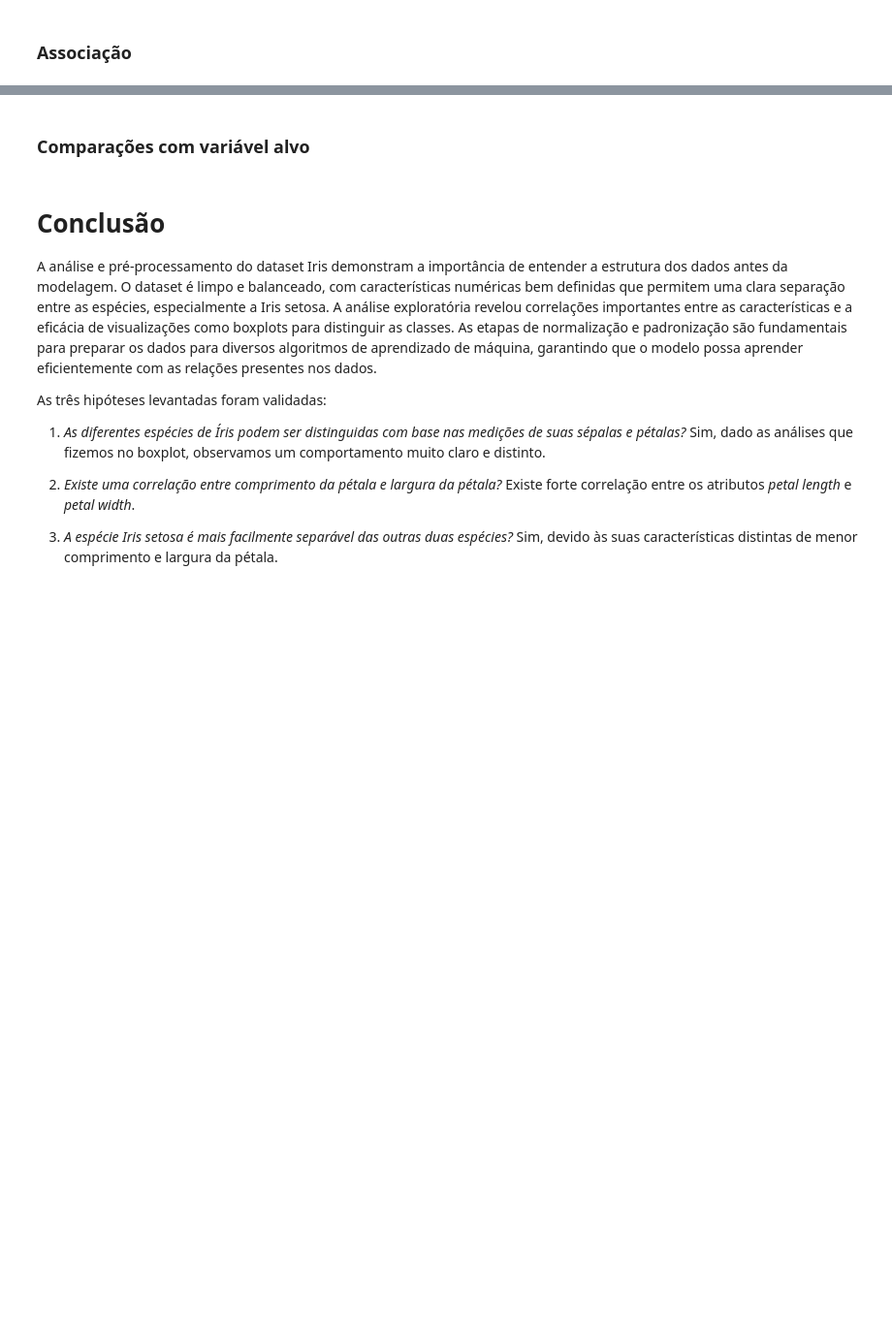
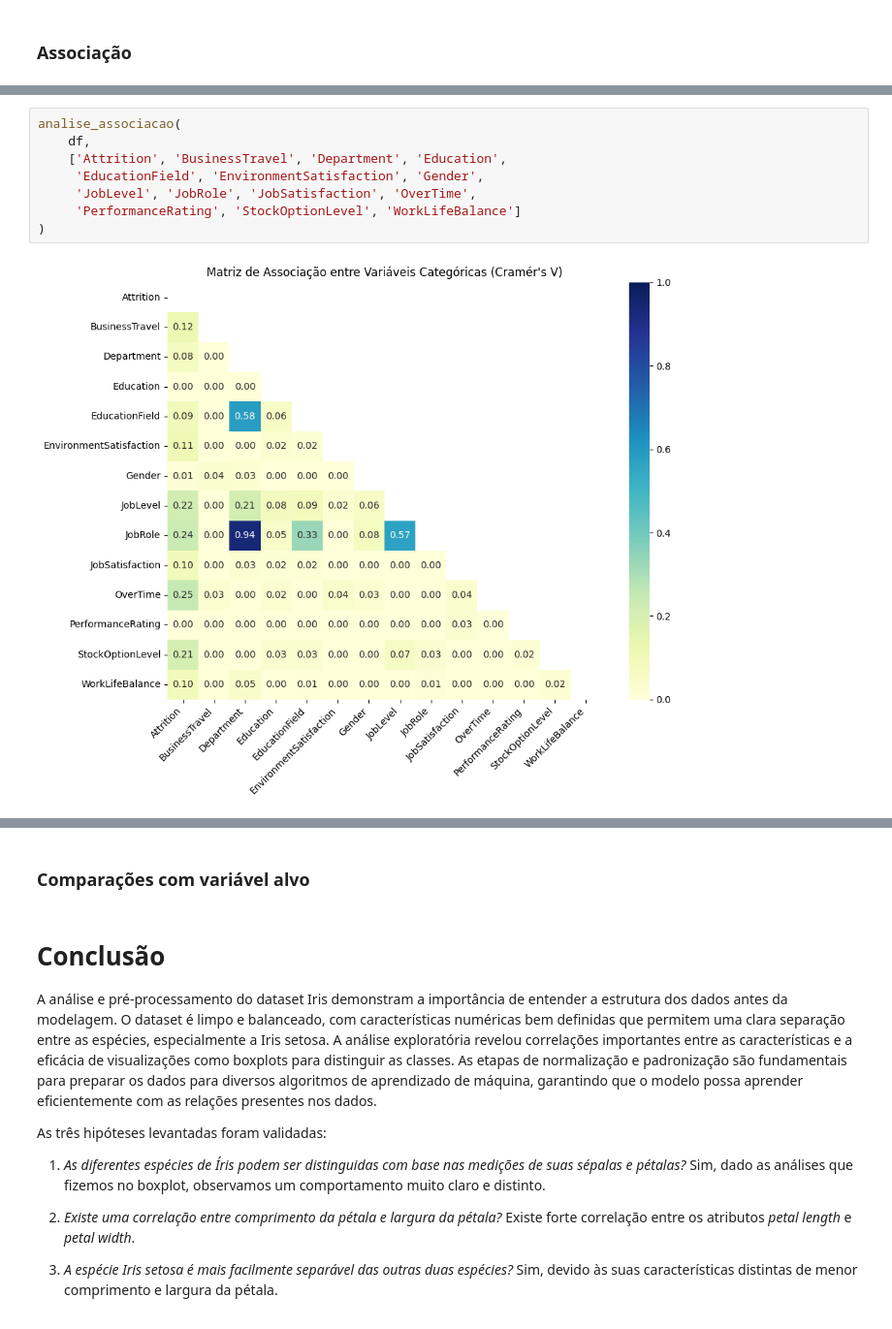
Before and after one commit to VitorMirandaAquino/pucrio-mvp-analise-dados, a Jupyter notebook: MVP_Análise_de_Dados_e_Boas_Práticas.ipynb, the cells around one changed output, grey strips where cells are left out. Shown at 97% size. Saved outputs shown, nothing was run; the diff lists cells and outputs as text; blank space fills up the shorter version.

```diff
--- a/MVP_Análise_de_Dados_e_Boas_Práticas.ipynb
+++ b/MVP_Análise_de_Dados_e_Boas_Práticas.ipynb
@@ -1116,0 +1227,10 @@ Número de outliers: 13 (0.92% dos dados)
+# %%
+analise_associacao(
+    df,
+    ['Attrition', 'BusinessTravel', 'Department', 'Education',
+     'EducationField', 'EnvironmentSatisfaction', 'Gender',
+     'JobLevel', 'JobRole', 'JobSatisfaction', 'OverTime',
+     'PerformanceRating', 'StockOptionLevel', 'WorkLifeBalance']
+)
+# %% [output]
+[figure, added]
```
Also changed, not shown: parts of 11 cells of this notebook.
